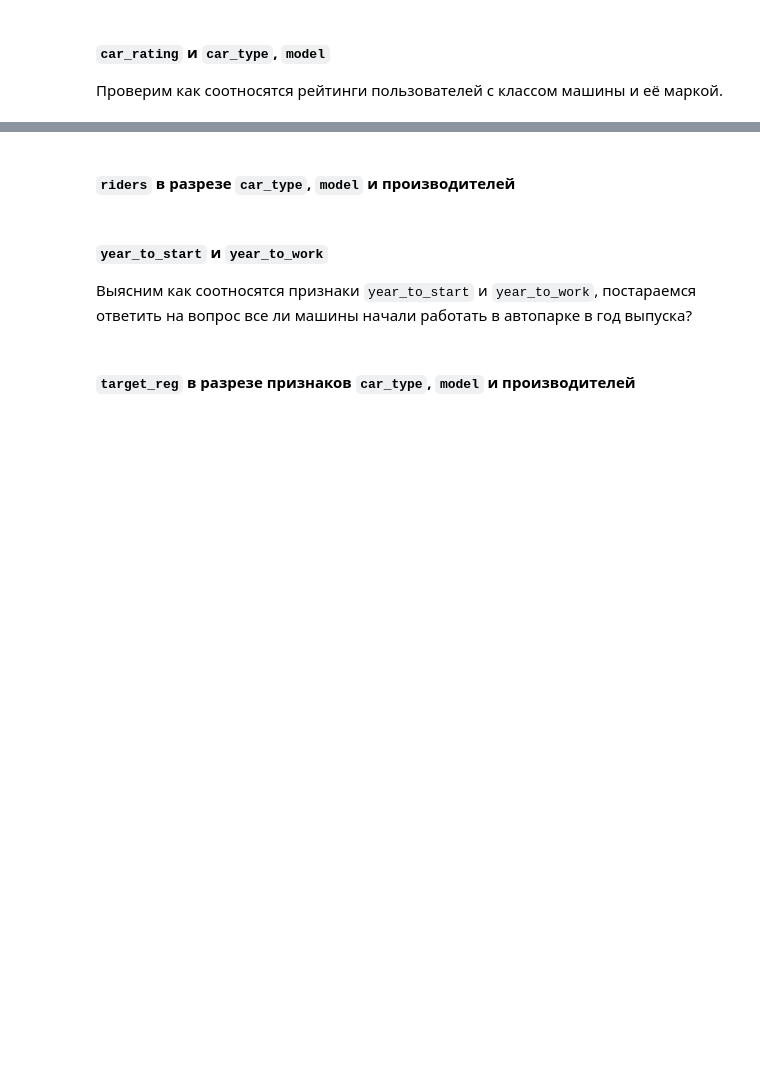
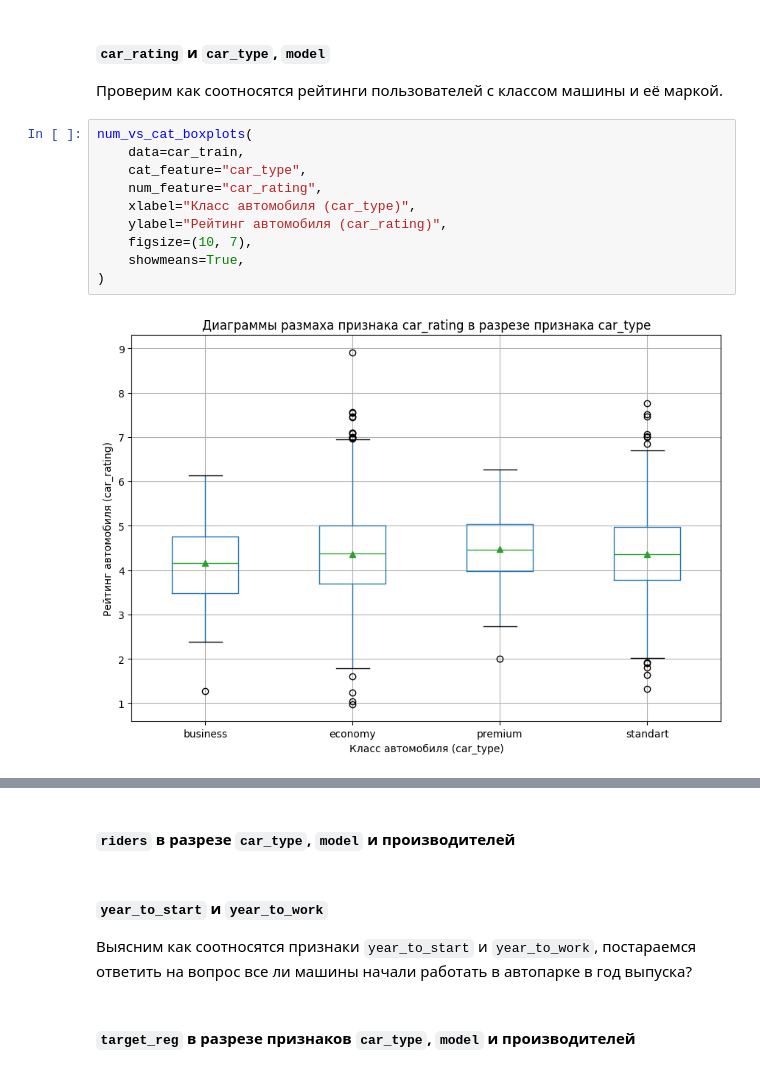
Before and after one commit to AlekseiBogachev/competitive_ds_cource_prj, a Jupyter notebook: notebooks/exploratory/eda.ipynb, the cells around one changed output, grey strips where cells are left out. Cells and saved outputs as stored; diff of their text form; blank space fills up the shorter version.

Commit message:
Добавлена функция num_vs_cat_boxplots, которая выводит на экран диаграммы размаха количественного признака в разрезе категориального.

```diff
--- a/notebooks/exploratory/eda.ipynb
+++ b/notebooks/exploratory/eda.ipynb
@@ -1457,3 +1526,15 @@ plt.show()
 # %% [markdown]
 #### `car_rating` и `car_type`, `model`
 Проверим как соотносятся рейтинги пользователей с классом машины и её маркой.
+# %%
+num_vs_cat_boxplots(
+    data=car_train,
+    cat_feature="car_type",
+    num_feature="car_rating",
+    xlabel="Класс автомобиля (car_type)",
+    ylabel="Рейтинг автомобиля (car_rating)",
+    figsize=(10, 7),
+    showmeans=True,
+)
+# %% [output]
+[figure, added]
```
Also changed, not shown: parts of 18 cells of this notebook, 2 other files.
